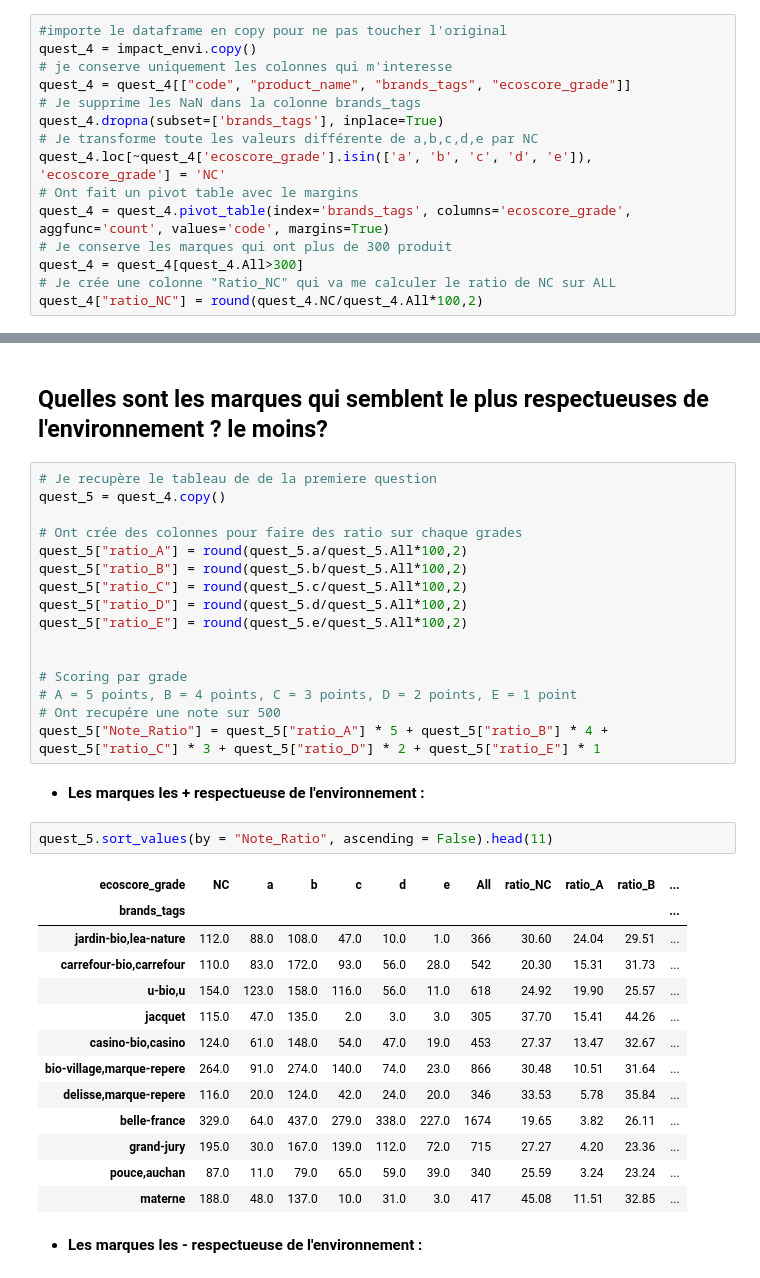
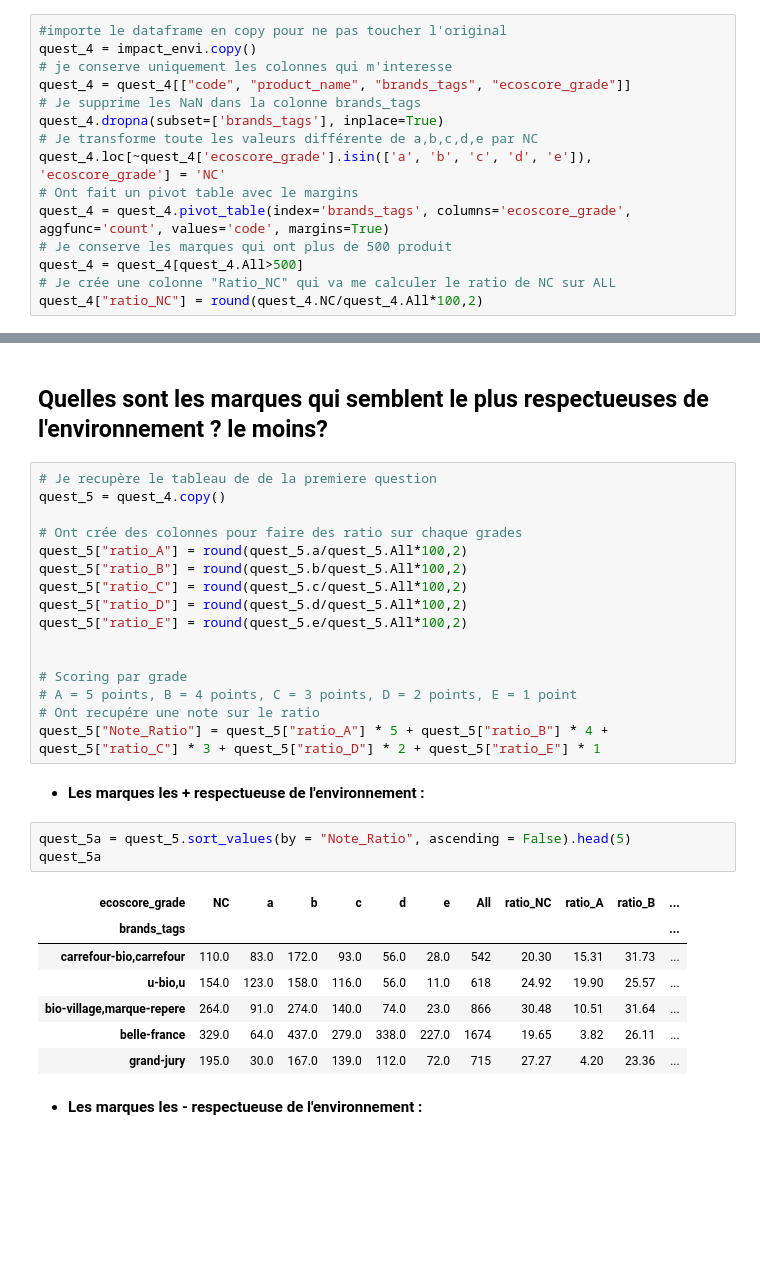
Before and after one commit to RaMahieu/Nutri_eco_bio_projet, a Jupyter notebook: projet_UFC_QC_Amir.ipynb, the cells around one changed output, grey strips where cells are left out. Drawn from its saved outputs; the diff is of its cells as text; blank space fills up the shorter version.

```diff
--- a/projet_UFC_QC_Amir.ipynb
+++ b/projet_UFC_QC_Amir.ipynb
@@ -215,8 +243,8 @@ quest_4.dropna(subset=['brands_tags'], inplace=True)
 quest_4.loc[~quest_4['ecoscore_grade'].isin(['a', 'b', 'c', 'd', 'e']), 'ecoscore_grade'] = 'NC'
 # Ont fait un pivot table avec le margins
 quest_4 = quest_4.pivot_table(index='brands_tags', columns='ecoscore_grade', aggfunc='count', values='code', margins=True)
-# Je conserve les marques qui ont plus de 300 produit
-quest_4 = quest_4[quest_4.All>300]
+# Je conserve les marques qui ont plus de 500 produit
+quest_4 = quest_4[quest_4.All>500]
 # Je crée une colonne "Ratio_NC" qui va me calculer le ratio de NC sur ALL
 quest_4["ratio_NC"] = round(quest_4.NC/quest_4.All*100,2)
 # %% [markdown]
@@ -259,26 +297,21 @@ quest_5["ratio_E"] = round(quest_5.e/quest_5.All*100,2)
 
 # Scoring par grade
 # A = 5 points, B = 4 points, C = 3 points, D = 2 points, E = 1 point
-# Ont recupére une note sur 500
+# Ont recupére une note sur le ratio
 quest_5["Note_Ratio"] = quest_5["ratio_A"] * 5 + quest_5["ratio_B"] * 4 + quest_5["ratio_C"] * 3 + quest_5["ratio_D"] * 2 + quest_5["ratio_E"] * 1
 # %% [markdown]
 * **Les marques les + respectueuse de l'environnement :**
 # %%
-quest_5.sort_values(by = "Note_Ratio", ascending = False).head(11)
+quest_5a = quest_5.sort_values(by = "Note_Ratio", ascending = False).head(5)
+quest_5a
 # %% [output]
 | ecoscore_grade | NC | a | b | c | d | e | All | ratio_NC | ratio_A | ratio_B | ... |
 | brands_tags |  |  |  |  |  |  |  |  |  |  | ... |
-| jardin-bio,lea-nature | 112.0 | 88.0 | 108.0 | 47.0 | 10.0 | 1.0 | 366 | 30.60 | 24.04 | 29.51 | ... |
 | carrefour-bio,carrefour | 110.0 | 83.0 | 172.0 | 93.0 | 56.0 | 28.0 | 542 | 20.30 | 15.31 | 31.73 | ... |
 | u-bio,u | 154.0 | 123.0 | 158.0 | 116.0 | 56.0 | 11.0 | 618 | 24.92 | 19.90 | 25.57 | ... |
-| jacquet | 115.0 | 47.0 | 135.0 | 2.0 | 3.0 | 3.0 | 305 | 37.70 | 15.41 | 44.26 | ... |
-| casino-bio,casino | 124.0 | 61.0 | 148.0 | 54.0 | 47.0 | 19.0 | 453 | 27.37 | 13.47 | 32.67 | ... |
 | bio-village,marque-repere | 264.0 | 91.0 | 274.0 | 140.0 | 74.0 | 23.0 | 866 | 30.48 | 10.51 | 31.64 | ... |
-| delisse,marque-repere | 116.0 | 20.0 | 124.0 | 42.0 | 24.0 | 20.0 | 346 | 33.53 | 5.78 | 35.84 | ... |
 | belle-france | 329.0 | 64.0 | 437.0 | 279.0 | 338.0 | 227.0 | 1674 | 19.65 | 3.82 | 26.11 | ... |
 | grand-jury | 195.0 | 30.0 | 167.0 | 139.0 | 112.0 | 72.0 | 715 | 27.27 | 4.20 | 23.36 | ... |
-| pouce,auchan | 87.0 | 11.0 | 79.0 | 65.0 | 59.0 | 39.0 | 340 | 25.59 | 3.24 | 23.24 | ... |
-| materne | 188.0 | 48.0 | 137.0 | 10.0 | 31.0 | 3.0 | 417 | 45.08 | 11.51 | 32.85 | ... |
 # %% [markdown]
 * **Les marques les - respectueuse de l'environnement :**
 # %%
```
Also changed, not shown: parts of 17 cells of this notebook.
